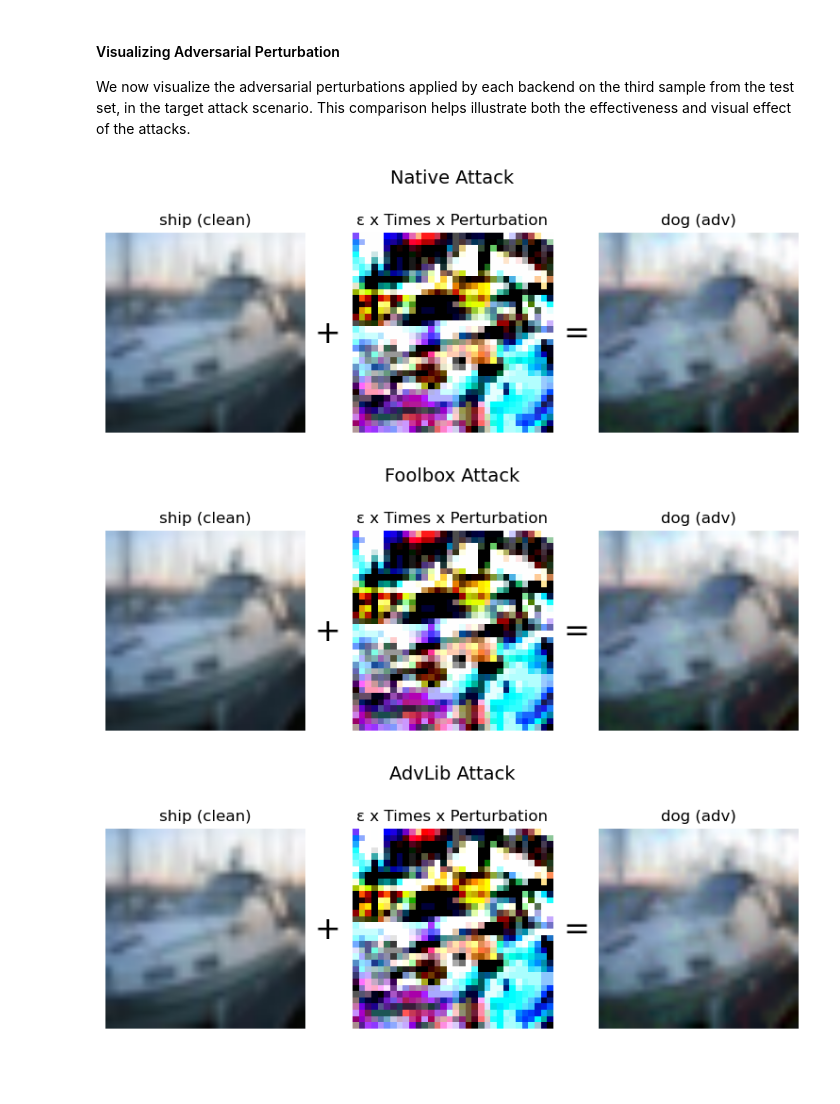
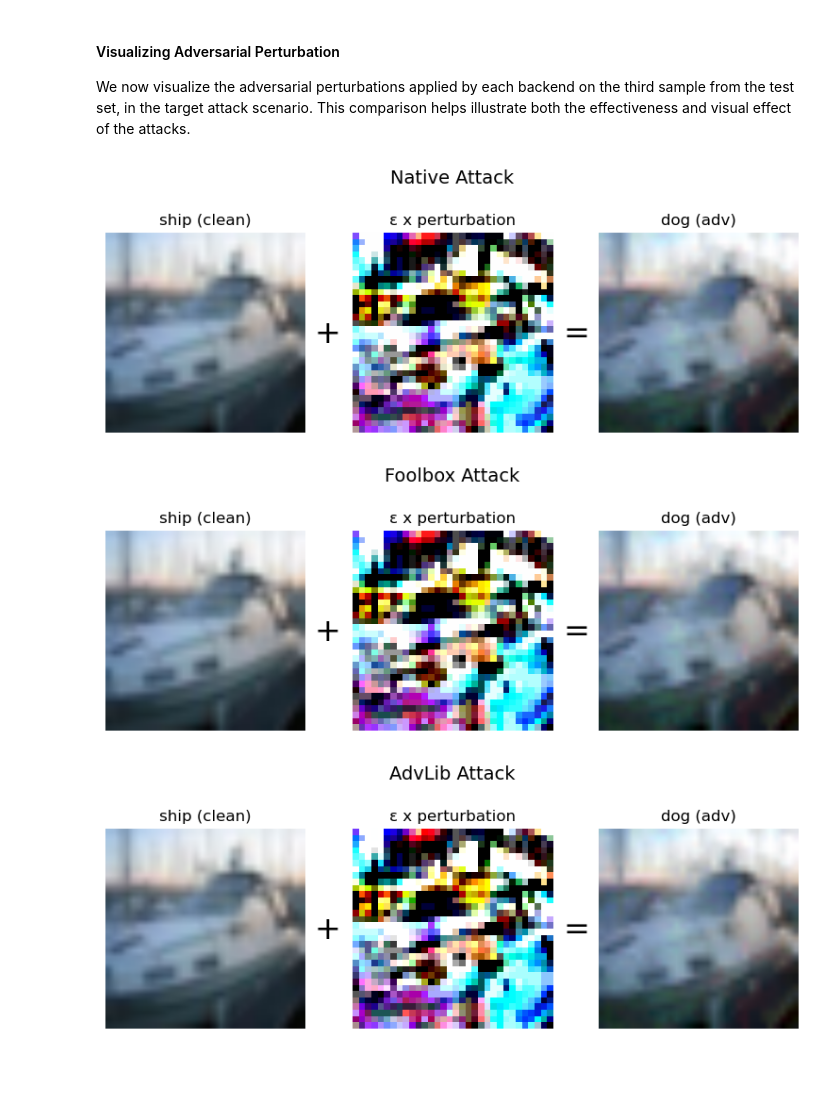
Before and after one commit to pralab/secml-torch, a Jupyter notebook: docs/tutorials/03-evasion-attacks-introduction.ipynb, the cells around one changed output. Drawn from its saved outputs; the diff is of its cells as text; code cells hidden in the pictures.

````diff
--- a/docs/tutorials/03-evasion-attacks-introduction.ipynb
+++ b/docs/tutorials/03-evasion-attacks-introduction.ipynb
@@ -295,37 +291,37 @@ def plot_adversarial_example(start_tensor, adv_tensor,
     fig, axes = plt.subplots(1, 3, figsize=figsize)
     fig.text(0.335, 0.4, "+", fontsize=24, ha='center', va='center')
     fig.text(0.665, 0.4, "=", fontsize=24, ha='center', va='center')
     if attack_name:
         fig.suptitle(attack_name, fontsize=14)
 
     axes[0].imshow(orig_img)
     axes[0].set_title(orig_label or "Original")
     axes[0].axis('off')
 
     axes[1].imshow(perturb)
-    axes[1].set_title("ε x Times x Perturbation")
+    axes[1].set_title("ε x perturbation")
     axes[1].axis('off')
 
     axes[2].imshow(adv_img)
     axes[2].set_title(adv_label or "Adversarial")
     axes[2].axis('off')
 
     plt.tight_layout(rect=[0, 0, 1, 0.92])
     plt.show()
 
 #Plot all at the end
 for name, data in results.items():
     plot_adversarial_example(
         start_tensor=data["orig_tensor"],
         adv_tensor=data["adv_tensor"],
         orig_label=f"{data['orig_label']} (clean)",
         adv_label=f"{data['adv_label']} (adv)",
         attack_name=f"{name} Attack"
     )
 # %% [output]
-[figure, old version]
+[figure, new version]
-[figure, old version]
+[figure, new version]
-[figure, old version]
+[figure, new version]
 # %% [markdown]
 ```{bibliography}
 ```
````
Also changed, not shown: parts of 2 cells of this notebook.
